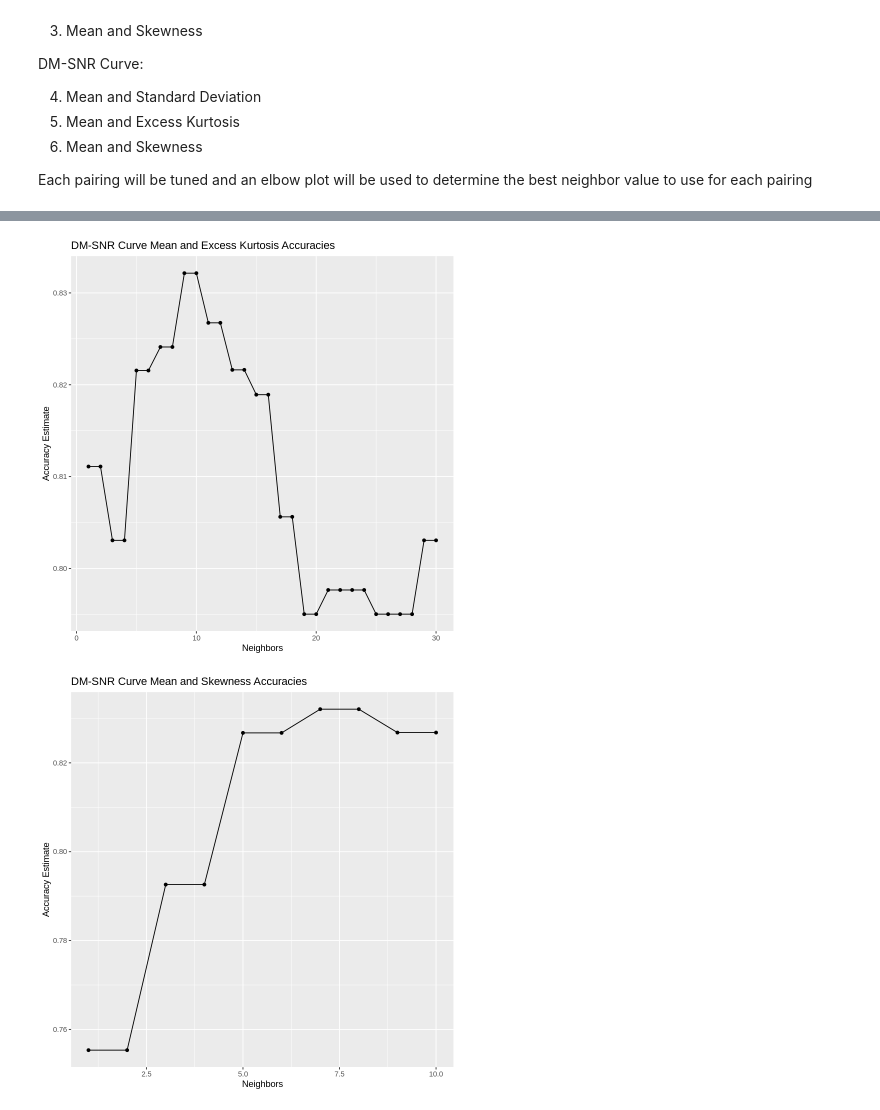
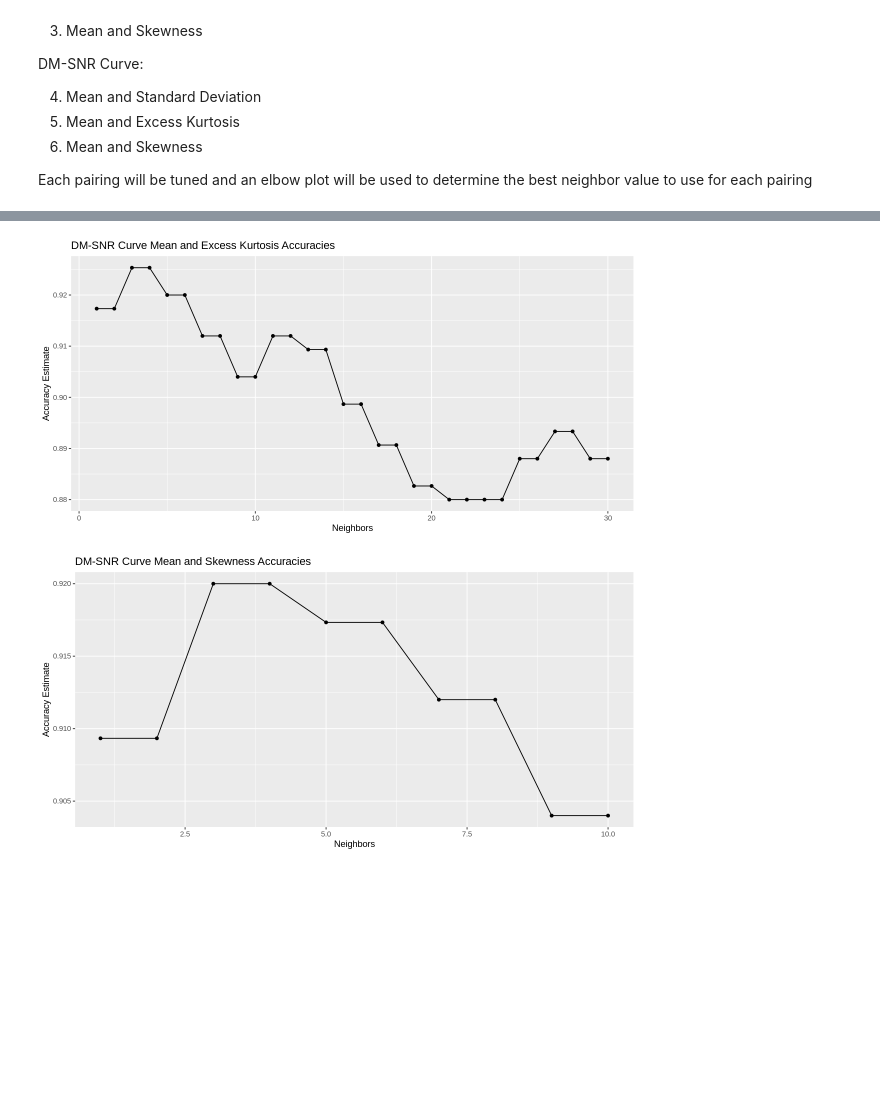
Before and after one commit to kseniak1/DSCI100-Project, a Jupyter notebook: Ksenia_notebook.ipynb, the cells around one changed output, grey strips where cells are left out. Cells and saved outputs as stored; diff of their text form; code cells hidden in the pictures; blank space fills up the shorter version.

```diff
--- a/Ksenia_notebook.ipynb
+++ b/Ksenia_notebook.ipynb
@@ -38,9 +20,8 @@ pulsar_data <- read_csv("https://github.com/kseniak1/DSCI100-Group-Project/raw/m
                 ## Class as a factor
                 mutate(class = as.factor(class)) %>%
                 ## Select a smaller sample, adjusted for equal parts of each class
-                group_by(class) %>%
-                sample_n(size = 250)
-head(pulsar_data)
+                sample_n(500)
+pulsar_data
 # %% [output]
 Parsed with column specification:
 cols(
@@ -239,27 +208,29 @@ k4 <- 5
 # %%
+set.seed(19)
 ## Pairing 5
 pulsar_recipe5 <- recipe(class ~ mean_dm + excess_dm, data = pulsar_train) %>%
                     step_scale(all_predictors()) %>%
                     step_center(all_predictors())
 
 knn_results5 <- workflow() %>%
       add_recipe(pulsar_recipe5) %>%
       add_model(knn_tune) %>%
       tune_grid(resamples = pulsar_vfold, grid = ktib) %>%
       collect_metrics() %>%
       filter(.metric == "accuracy")
 
 knn_plot5 <- ggplot(knn_results5, aes(x = neighbors, y = mean))+
       geom_point() +
       geom_line() +
       labs(x = "Neighbors", y = "Accuracy Estimate") +
       ggtitle("DM-SNR Curve Mean and Excess Kurtosis Accuracies")
 knn_plot5
 
-k5 <- 9
+k5 <- 3
 # %% [output]
-[figure, old version]
+[figure, new version]
 # %%
+set.seed(19)
 ## Pairing 6
 pulsar_recipe6 <- recipe(class ~ mean_dm + skewness_dm, data = pulsar_train) %>%
                     step_scale(all_predictors()) %>%
@@ -279,6 +250,6 @@ knn_plot6 <- ggplot(knn_results6, aes(x = neighbors, y = mean))+
       ggtitle("DM-SNR Curve Mean and Skewness Accuracies")
 knn_plot6
 
-k6 <- 5
+k6 <- 3
 # %% [output]
-[figure, old version]
+[figure, new version]
```
Also changed, not shown: parts of 6 cells of this notebook.
